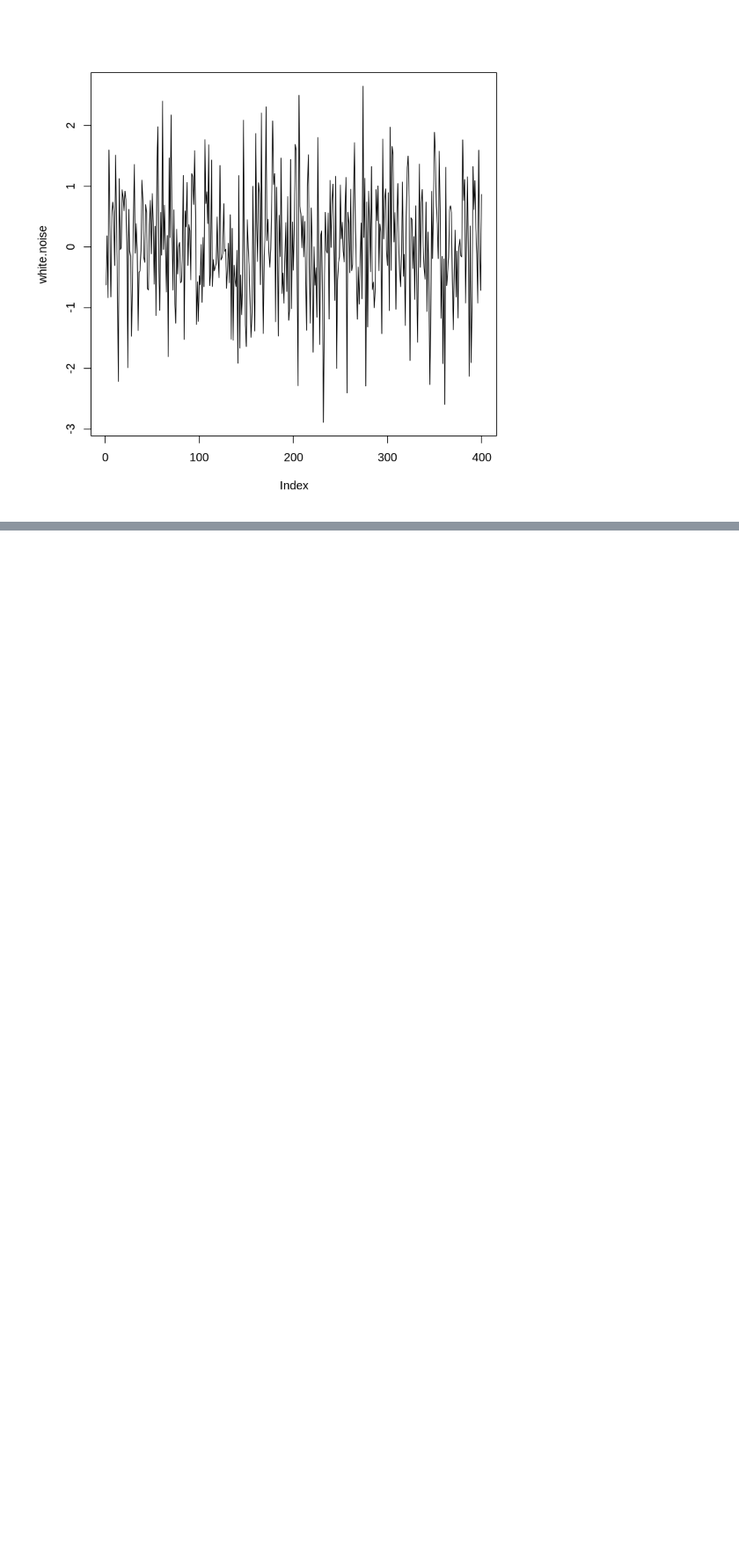
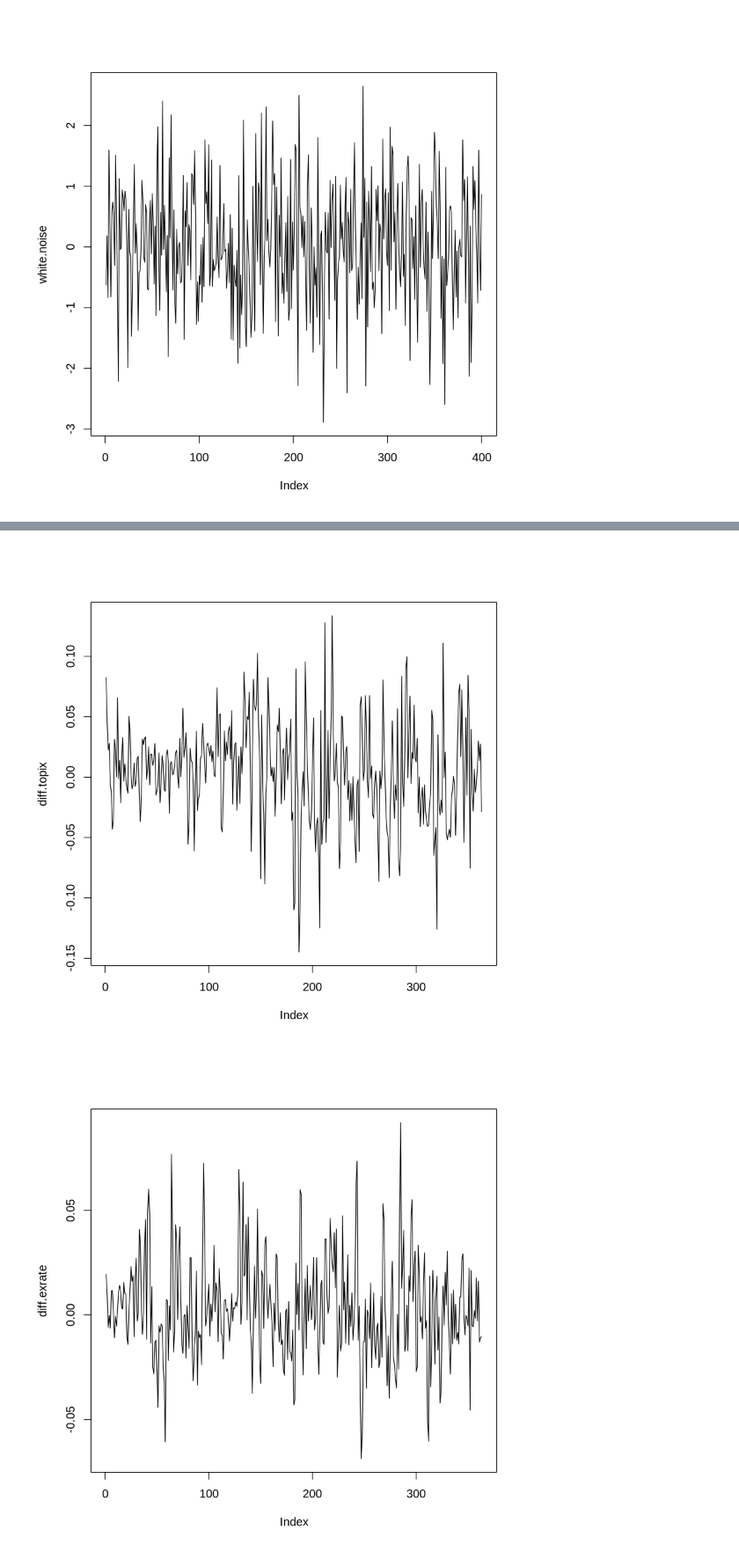
Before and after one commit to shimomura1004/books, a Jupyter notebook: 1_exercise.ipynb, the cells around one changed output, grey strips where cells are left out. Shown at 88% size. Cells and saved outputs as stored; diff of their text form; code cells hidden in the pictures; blank space fills up the shorter version.

```diff
--- a/1_exercise.ipynb
+++ b/1_exercise.ipynb
@@ -33,0 +60,10 @@ plot(white.noise, type="l")
+# %%
+diff.topix <- log(data$TOPIX[2:length(data$TOPIX)]) - log(data$TOPIX[1:length(data$TOPIX)-1])
+diff.exrate <- log(data$EXRATE[2:length(data$EXRATE)]) - log(data$EXRATE[1:length(data$EXRATE)-1])
+diff.indprod <- log(data$INDPROD[2:length(data$INDPROD)]) - log(data$INDPROD[1:length(data$INDPROD)-1])
+plot(diff.topix, type="l")
+plot(diff.exrate, type="l")
+plot(diff.indprod, type="l")
+# %% [output]
+[figure, added]
+[figure, added]
```
Also changed, not shown: parts of 3 cells of this notebook.
